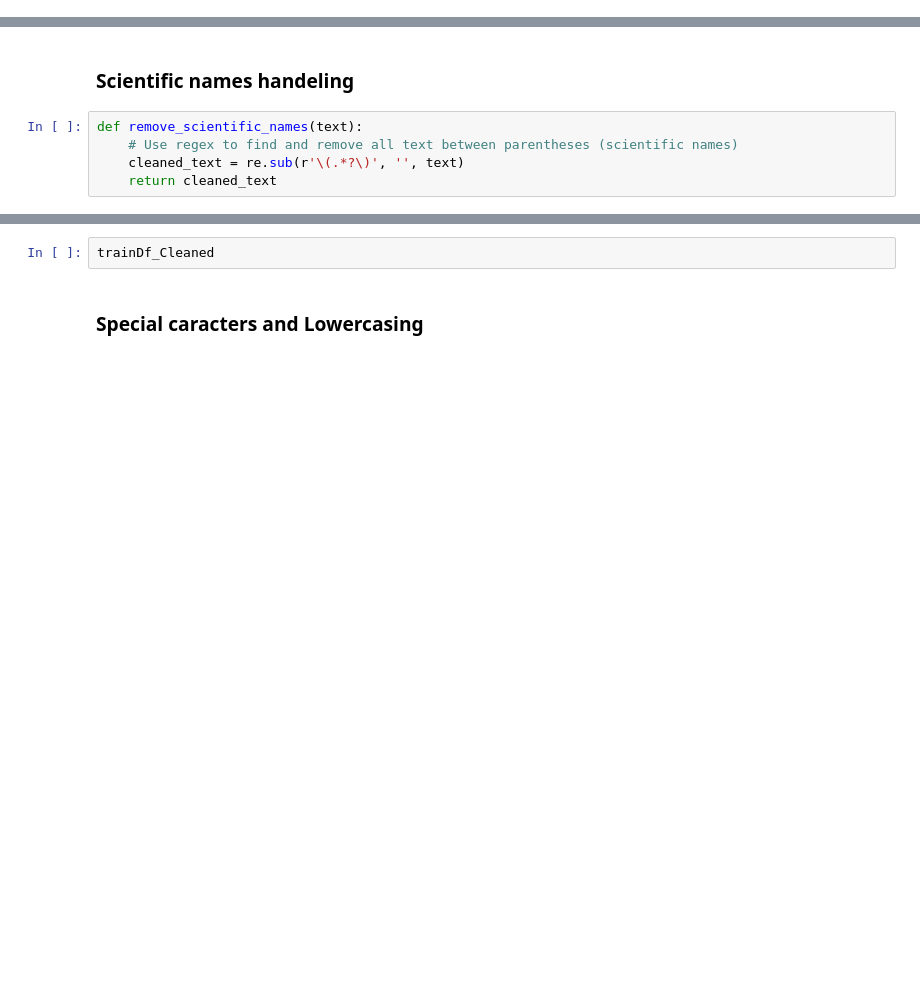
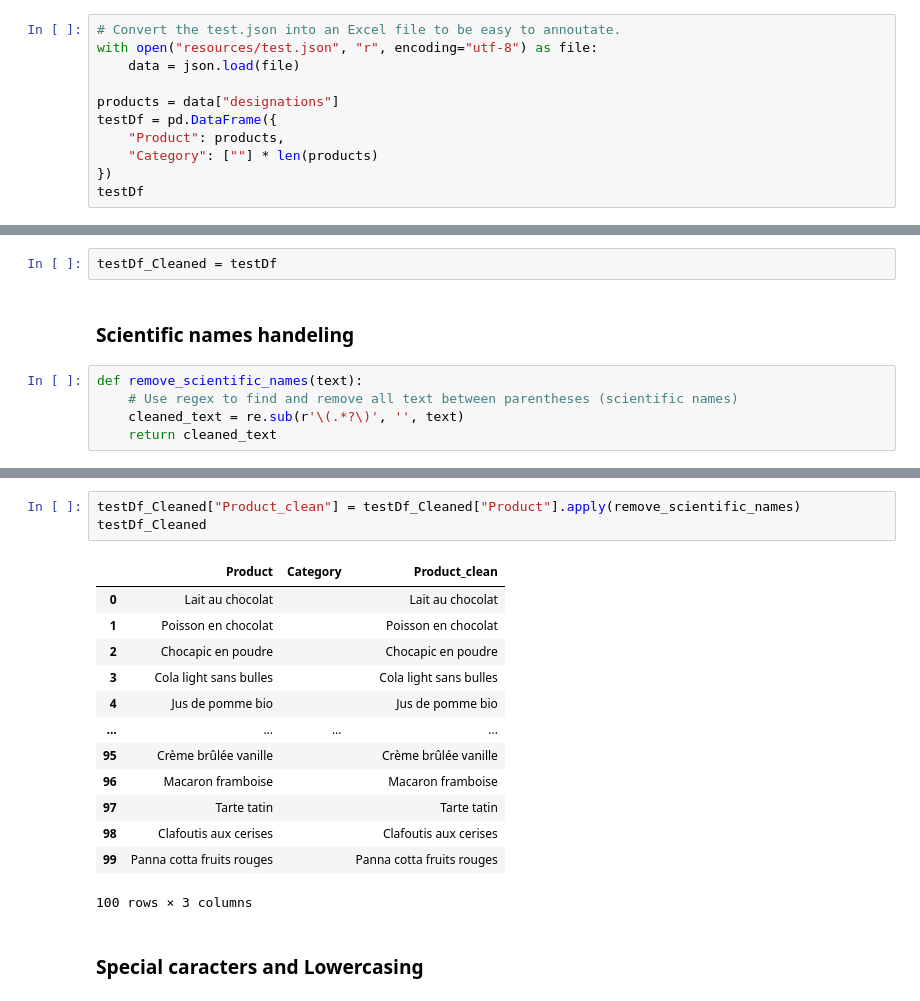
Before and after one commit to ITSAIDI/test_technique_chemosens, a Jupyter notebook: main.ipynb, the cells around one changed output, grey strips where cells are left out. Saved outputs shown, nothing was run; the diff lists cells and outputs as text; blank space fills up the shorter version.

```diff
--- a/main.ipynb
+++ b/main.ipynb
@@ -16,0 +36,11 @@ trainDf
+# %%
+# Convert the test.json into an Excel file to be easy to annoutate.
+with open("resources/test.json", "r", encoding="utf-8") as file:
+    data = json.load(file)
+
+products = data["designations"]
+testDf = pd.DataFrame({
+    "Product": products,
+    "Category": [""] * len(products)
+})
+testDf
@@ -41,3 +119,5 @@ trainDf_Cleaned
+# %%
+testDf_Cleaned = testDf
 # %% [markdown]
 ### Scientific names handeling
 # %%
@@ -51,5 +146,20 @@ trainDf_Cleaned["Category_clean"] = trainDf_Cleaned["Category"].apply(remove_sci
-# %%
-trainDf_Cleaned
+# %%
+testDf_Cleaned["Product_clean"] = testDf_Cleaned["Product"].apply(remove_scientific_names)
+testDf_Cleaned
+# %% [output]
+|  | Product | Category | Product_clean |
+| 0 | Lait au chocolat |  | Lait au chocolat |
+| 1 | Poisson en chocolat |  | Poisson en chocolat |
+| 2 | Chocapic en poudre |  | Chocapic en poudre |
+| 3 | Cola light sans bulles |  | Cola light sans bulles |
+| 4 | Jus de pomme bio |  | Jus de pomme bio |
+| ... | ... | ... | ... |
+| 95 | Crème brûlée vanille |  | Crème brûlée vanille |
+| 96 | Macaron framboise |  | Macaron framboise |
+| 97 | Tarte tatin |  | Tarte tatin |
+| 98 | Clafoutis aux cerises |  | Clafoutis aux cerises |
+| 99 | Panna cotta fruits rouges |  | Panna cotta fruits rouges |
+100 rows × 3 columns
 # %% [markdown]
 ### Special caracters and Lowercasing
 # %%
```
Also changed, not shown: parts of 28 cells of this notebook, 5 other files.
